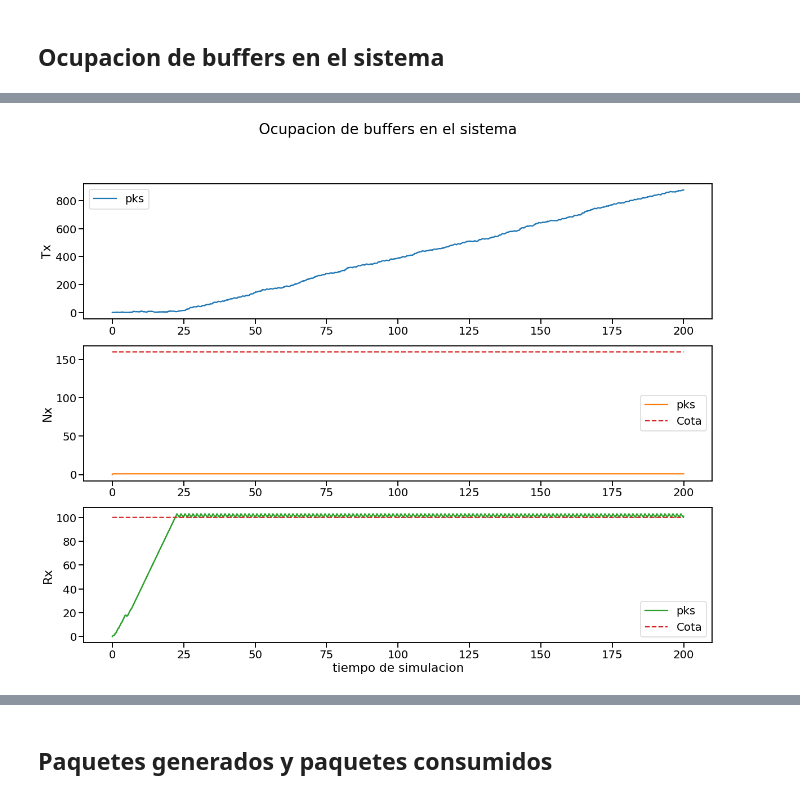
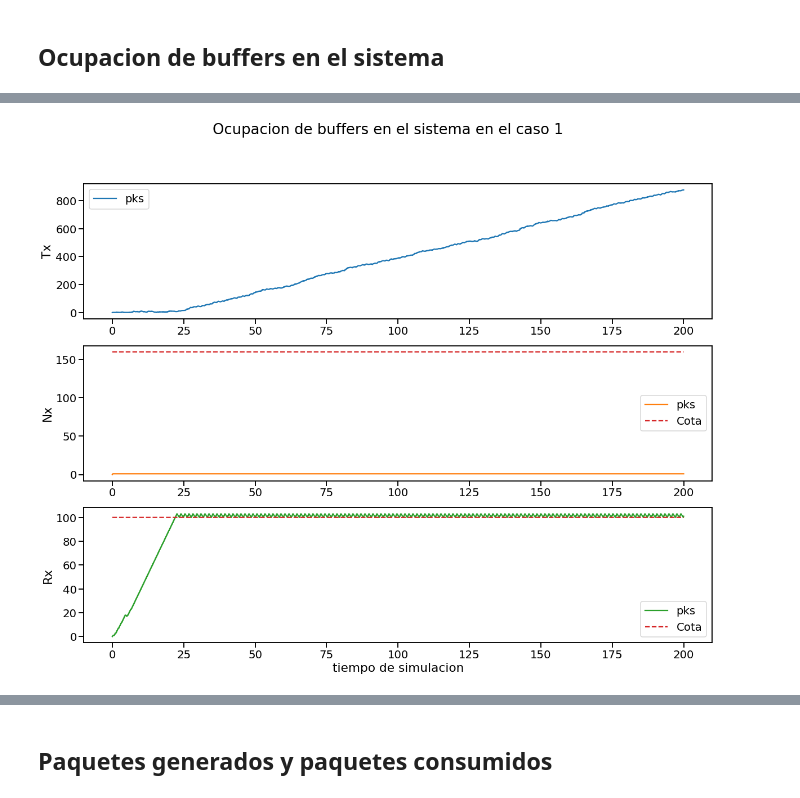
Before and after one commit to Kidmand/Redes-LAB-3, a Jupyter notebook: Notebook-results.ipynb, the cells around one changed output, grey strips where cells are left out. Cells and saved outputs as stored; diff of their text form; code cells hidden in the pictures.

Commit message:
feat: se agregaron los for, ahora se ven todos los casos

```diff
--- a/Notebook-results.ipynb
+++ b/Notebook-results.ipynb
@@ -27,49 +27,50 @@ archivos cargados:  parte1-caso1.csv, parte1-caso3.csv, parte1-caso2.csv
 # %% [markdown]
 ## Ocupacion de buffers en el sistema
 # %%
-caso = data[0] #FIXME: Si hacemos un for que vaya caso por caso se mostraran todos los casos? seria lindo??
+for c in range(len(data)):
+    caso = data[c]
 
-# Extraemos los valores de nuestro "vector"
-time_gen = caso.loc[(caso['module'] == 'Network.nodeTx.traTx') & (caso['name'] == 'BufferSizeVector'), 'vectime'].tolist()
-buffer_gen = caso.loc[(caso['module'] == 'Network.nodeTx.traTx') & (caso['name'] == 'BufferSizeVector'), 'vecvalue'].tolist()
+    # Extraemos los valores de nuestro "vector"
+    time_gen = caso.loc[(caso['module'] == 'Network.nodeTx.traTx') & (caso['name'] == 'BufferSizeVector'), 'vectime'].tolist()
+    buffer_gen = caso.loc[(caso['module'] == 'Network.nodeTx.traTx') & (caso['name'] == 'BufferSizeVector'), 'vecvalue'].tolist()
 
-time_queue = caso.loc[(caso['module'] == 'Network.queue0') & (caso['name'] == 'BufferSizeVector'), 'vectime'].tolist()
-buffer_queue = caso.loc[(caso['module'] == 'Network.queue0') & (caso['name'] == 'BufferSizeVector'), 'vecvalue'].tolist()
-cota_queue = caso.loc[(caso['type'] == 'config') & (caso['attrname'] == 'Network.queue0.bufferCota'), 'attrvalue'].tolist()
-buffSize_queue = caso.loc[(caso['type'] == 'config') & (caso['attrname'] == 'Network.queue0.bufferSize'), 'attrvalue'].tolist()
+    time_queue = caso.loc[(caso['module'] == 'Network.queue0') & (caso['name'] == 'BufferSizeVector'), 'vectime'].tolist()
+    buffer_queue = caso.loc[(caso['module'] == 'Network.queue0') & (caso['name'] == 'BufferSizeVector'), 'vecvalue'].tolist()
+    cota_queue = caso.loc[(caso['type'] == 'config') & (caso['attrname'] == 'Network.queue0.bufferCota'), 'attrvalue'].tolist()
+    buffSize_queue = caso.loc[(caso['type'] == 'config') & (caso['attrname'] == 'Network.queue0.bufferSize'), 'attrvalue'].tolist()
 
-time_sink = caso.loc[(caso['module'] == 'Network.nodeRx.traRx') & (caso['name'] == 'BufferSizeVector'), 'vectime'].tolist()
-buffer_sink = caso.loc[(caso['module'] == 'Network.nodeRx.traRx') & (caso['name'] == 'BufferSizeVector'), 'vecvalue'].tolist()
-cota_sink = caso.loc[(caso['type'] == 'config') & (caso['attrname'] == 'Network.nodeRx.traRx.bufferCota'), 'attrvalue'].tolist()
-buffSize_sink = caso.loc[(caso['type'] == 'config') & (caso['attrname'] == 'Network.queue0.bufferSize'), 'attrvalue'].tolist()
+    time_sink = caso.loc[(caso['module'] == 'Network.nodeRx.traRx') & (caso['name'] == 'BufferSizeVector'), 'vectime'].tolist()
+    buffer_sink = caso.loc[(caso['module'] == 'Network.nodeRx.traRx') & (caso['name'] == 'BufferSizeVector'), 'vecvalue'].tolist()
+    cota_sink = caso.loc[(caso['type'] == 'config') & (caso['attrname'] == 'Network.nodeRx.traRx.bufferCota'), 'attrvalue'].tolist()
+    buffSize_sink = caso.loc[(caso['type'] == 'config') & (caso['attrname'] == 'Network.queue0.bufferSize'), 'attrvalue'].tolist()
 
-# convertimos los valores (ahora strings separados por comas) a listas para poder graficarlos
-time_gen = list(map(float,time_gen[0].split()))
-time_queue = list(map(float,time_queue[0].split()))
-time_sink = list(map(float,time_sink[0].split()))
-buffer_gen = list(map(float,buffer_gen[0].split()))
-buffer_queue = list(map(float,buffer_queue[0].split()))
-buffer_sink = list(map(float,buffer_sink[0].split()))
-cota_queue = [float(cota_queue[0])*float(buffSize_queue[0])] * (len(time_queue))
-cota_sink = [float(cota_sink[0])*float(buffSize_sink[0])] * (len(time_sink))
+    # convertimos los valores (ahora strings separados por comas) a listas para poder graficarlos
+    time_gen = list(map(float,time_gen[0].split()))
+    time_queue = list(map(float,time_queue[0].split()))
+    time_sink = list(map(float,time_sink[0].split()))
+    buffer_gen = list(map(float,buffer_gen[0].split()))
+    buffer_queue = list(map(float,buffer_queue[0].split()))
+    buffer_sink = list(map(float,buffer_sink[0].split()))
+    cota_queue = [float(cota_queue[0])*float(buffSize_queue[0])] * (len(time_queue))
+    cota_sink = [float(cota_sink[0])*float(buffSize_sink[0])] * (len(time_sink))
 
-# Graficamos
-fig, ax = plt.subplots(3,figsize=(20, 15))
-fig.suptitle('Ocupacion de buffers en el sistema')
-plt.xlabel("tiempo de simulacion")
-#
-ax[0].plot(time_gen,buffer_gen, color='tab:blue', label="pks")
-ax[1].plot(time_queue,buffer_queue, color='tab:orange', label="pks")
-ax[1].plot(time_queue,cota_queue, color='tab:red', label="Cota", linestyle='--')
-ax[2].plot(time_sink,buffer_sink, color='tab:green', label="pks")
-ax[2].plot(time_sink,cota_sink, color='tab:red', label="Cota", linestyle='--')
-#
-ax[0].set_ylabel("Tx")
-ax[1].set_ylabel("Nx")
-ax[2].set_ylabel("Rx")
-#
-ax[0].legend()
-ax[1].legend()
-ax[2].legend()
-plt.show
+    # Graficamos
+    fig, ax = plt.subplots(3,figsize=(20, 15))
+    fig.suptitle('Ocupacion de buffers en el sistema en el caso {}'.format(c+1))
+    plt.xlabel("tiempo de simulacion")
+    #
+    ax[0].plot(time_gen,buffer_gen, color='tab:blue', label="pks")
+    ax[1].plot(time_queue,buffer_queue, color='tab:orange', label="pks")
+    ax[1].plot(time_queue,cota_queue, color='tab:red', label="Cota", linestyle='--')
+    ax[2].plot(time_sink,buffer_sink, color='tab:green', label="pks")
+    ax[2].plot(time_sink,cota_sink, color='tab:red', label="Cota", linestyle='--')
+    #
+    ax[0].set_ylabel("Tx")
+    ax[1].set_ylabel("Nx")
+    ax[2].set_ylabel("Rx")
+    #
+    ax[0].legend()
+    ax[1].legend()
+    ax[2].legend()
+    plt.show
 # %% [output]
@@ -77 +77 @@ plt.show
-[figure, old version]
+[figure, new version]
```
Also changed, not shown: parts of 2 cells of this notebook.
